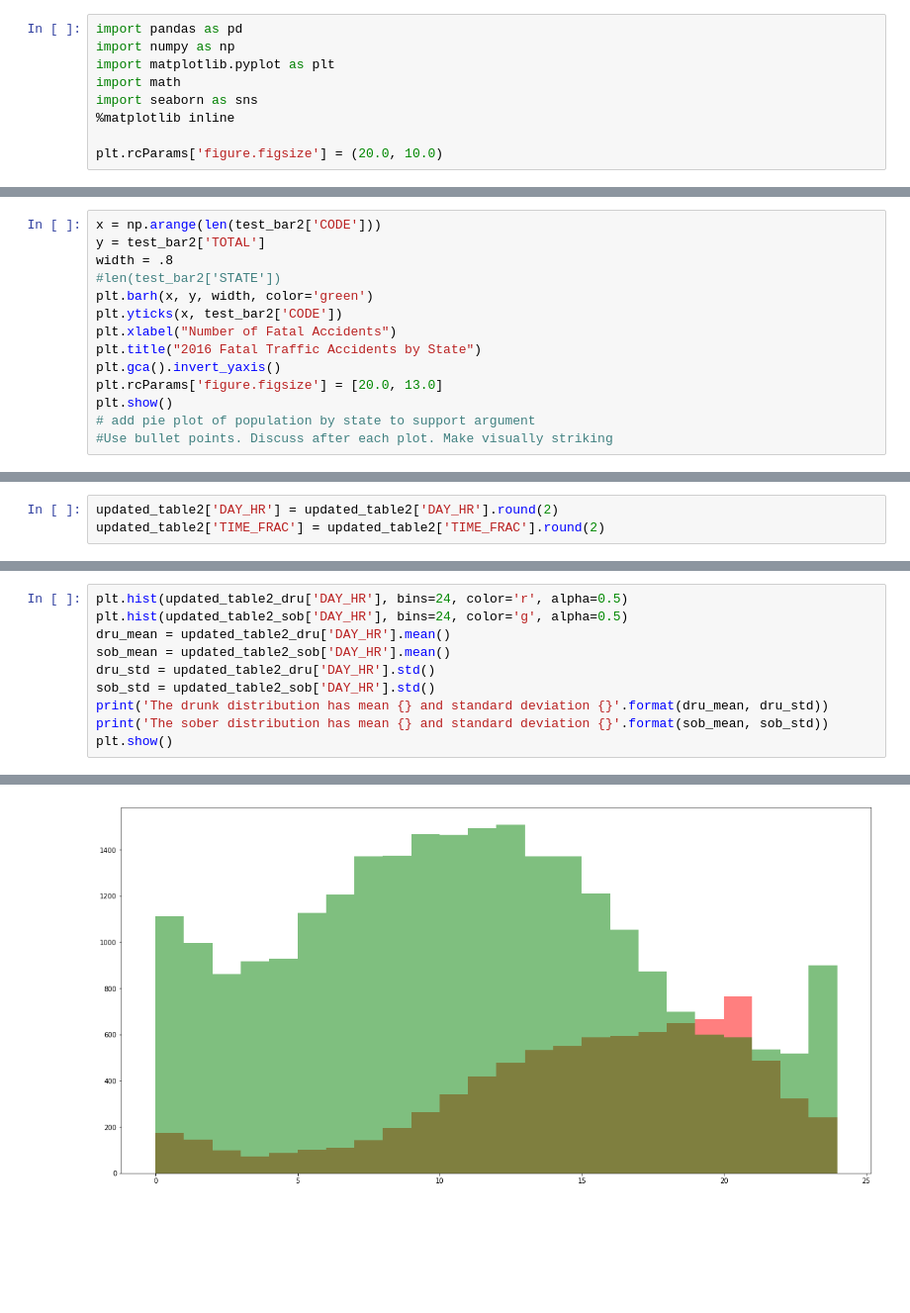
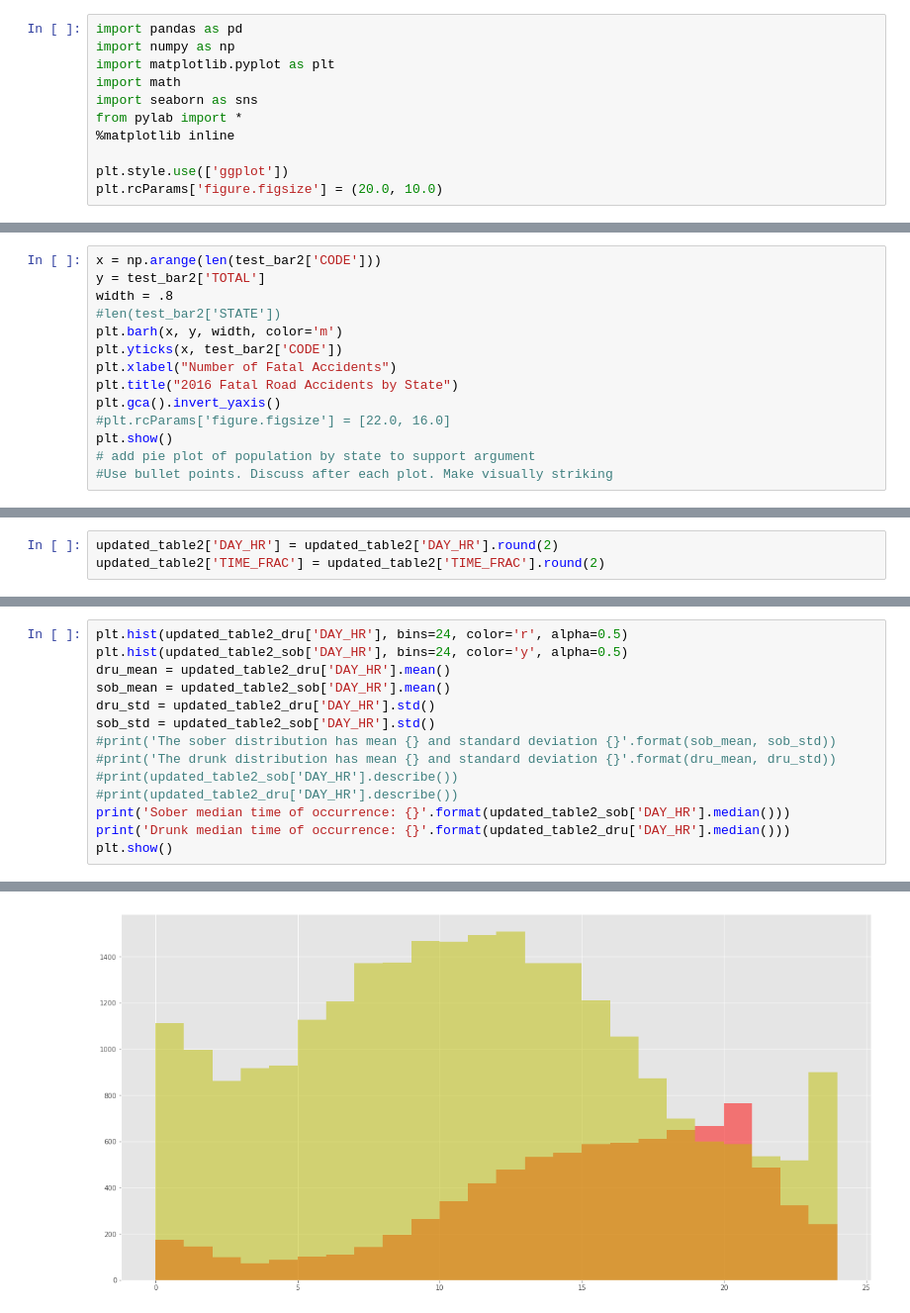
Before and after one commit to maf5509/accident_capstone, a Jupyter notebook: Untitled.ipynb, the cells around one changed output, grey strips where cells are left out. Shown at 99% size. Cells and saved outputs as stored; diff of their text form; blank space fills up the shorter version.

```diff
--- a/Untitled.ipynb
+++ b/Untitled.ipynb
@@ -25,6 +27,8 @@ import numpy as np
 import matplotlib.pyplot as plt
 import math
 import seaborn as sns
+from pylab import *
 %matplotlib inline
 
+plt.style.use(['ggplot'])
 plt.rcParams['figure.figsize'] = (20.0, 10.0)
@@ -424,12 +376,12 @@ x = np.arange(len(test_bar2['CODE']))
 y = test_bar2['TOTAL']
 width = .8
 #len(test_bar2['STATE'])
-plt.barh(x, y, width, color='green')
+plt.barh(x, y, width, color='m')
 plt.yticks(x, test_bar2['CODE'])
 plt.xlabel("Number of Fatal Accidents")
-plt.title("2016 Fatal Traffic Accidents by State")
+plt.title("2016 Fatal Road Accidents by State")
 plt.gca().invert_yaxis()
-plt.rcParams['figure.figsize'] = [20.0, 13.0]
+#plt.rcParams['figure.figsize'] = [22.0, 16.0]
 plt.show()
 # add pie plot of population by state to support argument
 #Use bullet points. Discuss after each plot. Make visually striking
@@ -528,11 +476,15 @@ sample_sob = np.random.choice(updated_table2_dr['DAY_HR'], 1000)
 # %%
 plt.hist(updated_table2_dru['DAY_HR'], bins=24, color='r', alpha=0.5)
-plt.hist(updated_table2_sob['DAY_HR'], bins=24, color='g', alpha=0.5)
+plt.hist(updated_table2_sob['DAY_HR'], bins=24, color='y', alpha=0.5)
 dru_mean = updated_table2_dru['DAY_HR'].mean()
 sob_mean = updated_table2_sob['DAY_HR'].mean()
 dru_std = updated_table2_dru['DAY_HR'].std()
 sob_std = updated_table2_sob['DAY_HR'].std()
-print('The drunk distribution has mean {} and standard deviation {}'.format(dru_mean, dru_std))
-print('The sober distribution has mean {} and standard deviation {}'.format(sob_mean, sob_std))
+#print('The sober distribution has mean {} and standard deviation {}'.format(sob_mean, sob_std))
+#print('The drunk distribution has mean {} and standard deviation {}'.format(dru_mean, dru_std))
+#print(updated_table2_sob['DAY_HR'].describe())
+#print(updated_table2_dru['DAY_HR'].describe())
+print('Sober median time of occurrence: {}'.format(updated_table2_sob['DAY_HR'].median()))
+print('Drunk median time of occurrence: {}'.format(updated_table2_dru['DAY_HR'].median()))
 plt.show()
 # %% [output]
@@ -541,2 +493,2 @@ The sober distribution has mean 11.08211399937366 and standard deviation 6.19366
-[figure, old version]
+[figure, new version]
 # %%
```
Also changed, not shown: parts of 41 cells of this notebook.
